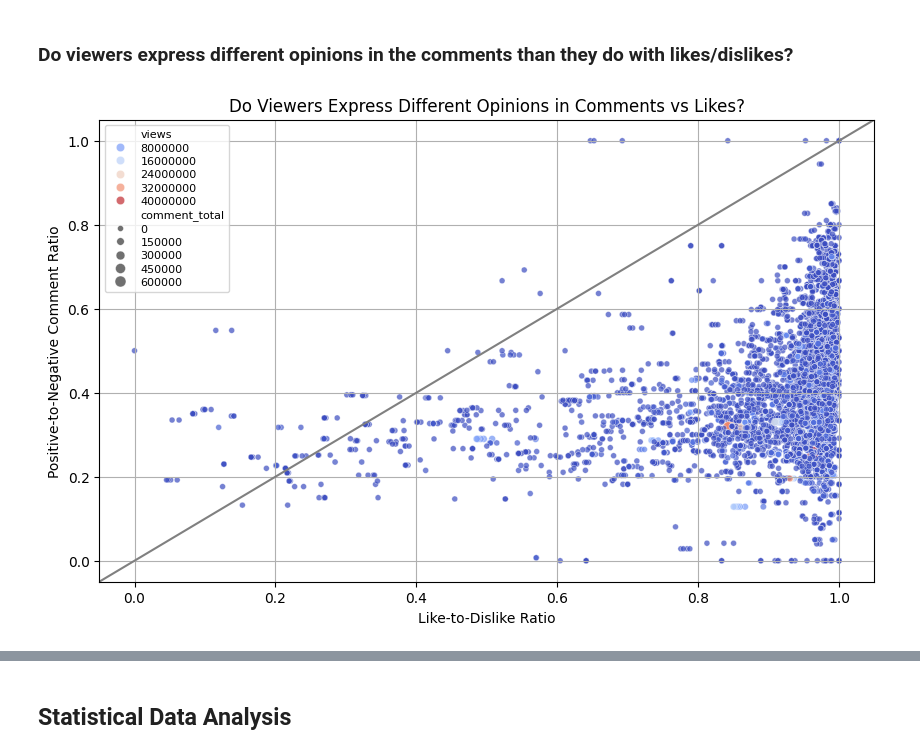
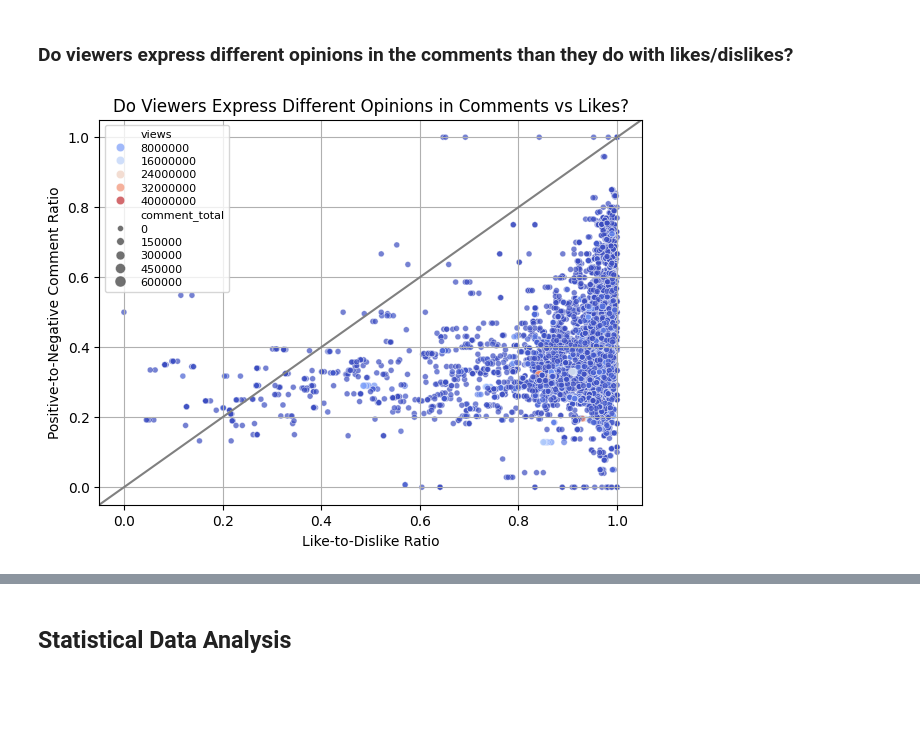
Before and after one commit to betanight/youtube_sentiment_analysis, a Jupyter notebook: notebooks/eda_sda_analysis_jeel.ipynb, the cells around one changed output, grey strips where cells are left out. Saved outputs shown, nothing was run; the diff lists cells and outputs as text; code cells hidden in the pictures; blank space fills up the shorter version.

```diff
--- a/notebooks/eda_sda_analysis_jeel.ipynb
+++ b/notebooks/eda_sda_analysis_jeel.ipynb
@@ -428,23 +431,23 @@ dtype: int64
 ### Do viewers express different opinions in the comments than they do with likes/dislikes?
 # %%
 # Generating a scatter plot to visualize the relationship between like-dislike ratio and comment sentiment ratio
-plt.figure(figsize=(10, 6))
+plt.figure(figsize=(7, 5))
 sns.scatterplot(
     data=cv,
     x='like_dislike_ratio',
 
     y='comment_sentiment_ratio',
     size='comment_total',
     hue='views',
     palette='coolwarm',
     alpha=0.7
 )
 plt.axline((0, 0), slope=1, color='gray')
 plt.xlabel('Like-to-Dislike Ratio')
 plt.ylabel('Positive-to-Negative Comment Ratio')
 plt.title('Do Viewers Express Different Opinions in Comments vs Likes?')
 plt.legend(loc='upper left', labelspacing=0.3, fontsize=8)
 plt.grid(True)
 plt.show()
 # %% [output]
-[figure, old version]
+[figure, new version]
```
Also changed, not shown: parts of 2 cells of this notebook.
